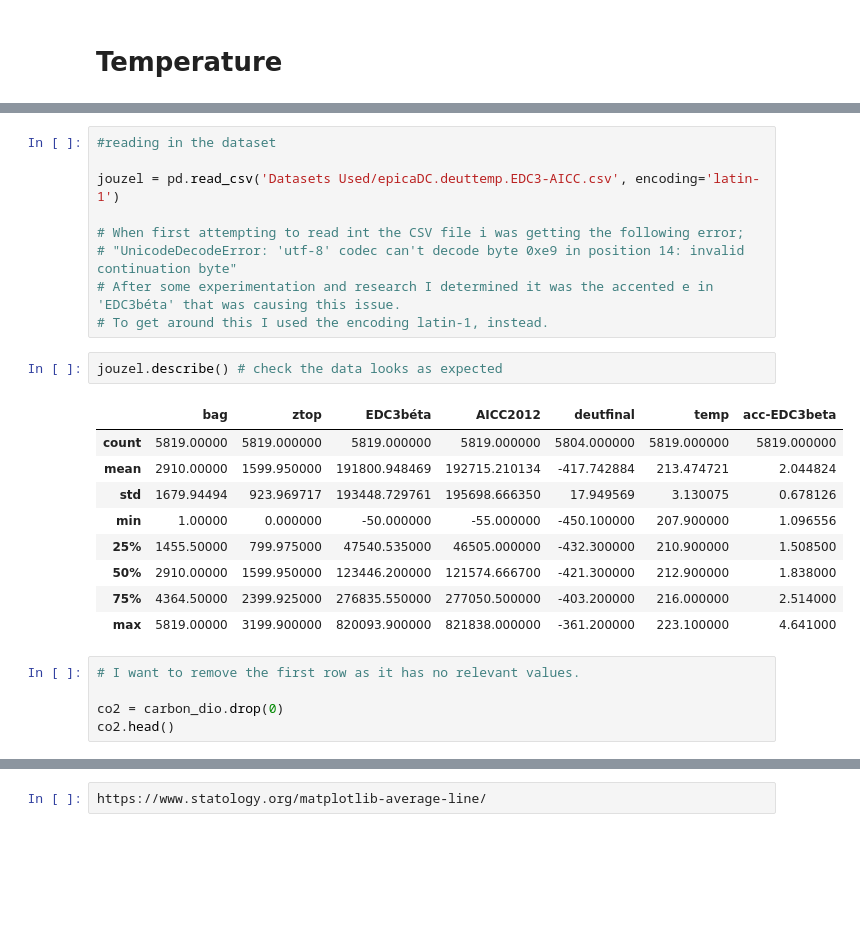
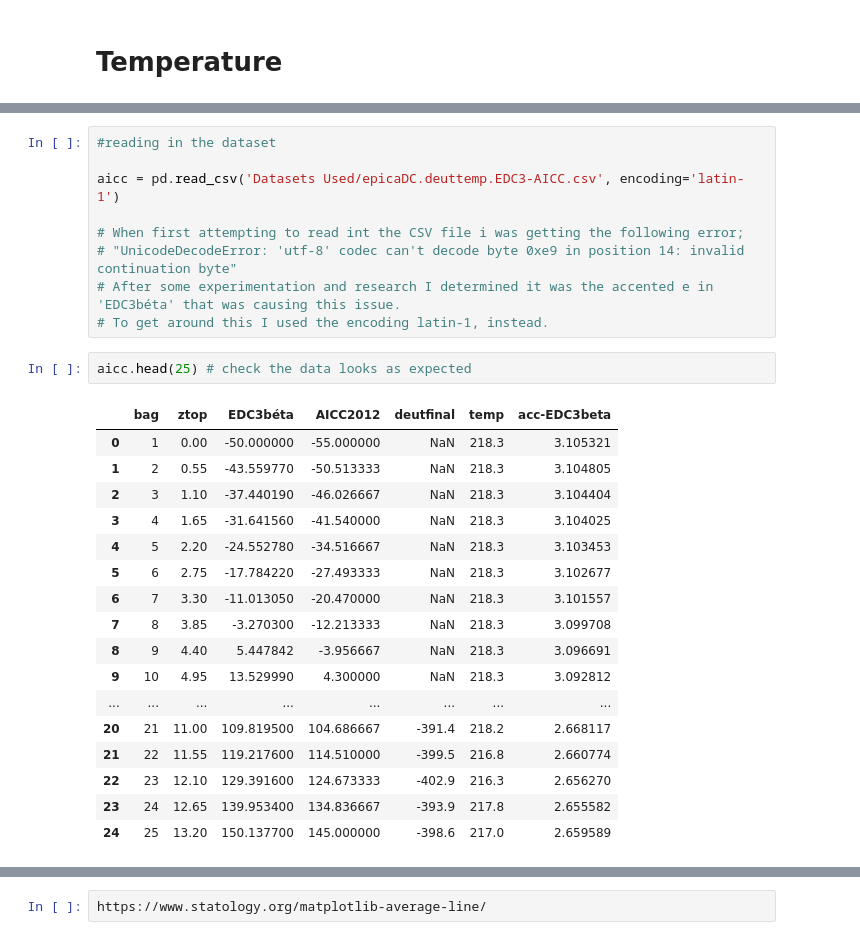
Before and after one commit to Kevin002023/PFDA--Climate-Project, a Jupyter notebook: PFDA-Project-2.ipynb, the cells around one changed output, grey strips where cells are left out. Saved outputs shown, nothing was run; the diff lists cells and outputs as text; blank space fills up the shorter version.

```diff
--- a/PFDA-Project-2.ipynb
+++ b/PFDA-Project-2.ipynb
@@ -349,26 +361,29 @@ In the above plot we can see the average CO2 levels for the last 800k years. To
 # %%
 #reading in the dataset
 
-jouzel = pd.read_csv('Datasets Used/epicaDC.deuttemp.EDC3-AICC.csv', encoding='latin-1')
+aicc = pd.read_csv('Datasets Used/epicaDC.deuttemp.EDC3-AICC.csv', encoding='latin-1')
 
 # When first attempting to read int the CSV file i was getting the following error;
 # "UnicodeDecodeError: 'utf-8' codec can't decode byte 0xe9 in position 14: invalid continuation byte"
 # After some experimentation and research I determined it was the accented e in 'EDC3béta' that was causing this issue.
 # To get around this I used the encoding latin-1, instead.
 # %%
-jouzel.describe() # check the data looks as expected
+aicc.head(25) # check the data looks as expected
 # %% [output]
 |  | bag | ztop | EDC3béta | AICC2012 | deutfinal | temp | acc-EDC3beta |
-| count | 5819.00000 | 5819.000000 | 5819.000000 | 5819.000000 | 5804.000000 | 5819.000000 | 5819.000000 |
-| mean | 2910.00000 | 1599.950000 | 191800.948469 | 192715.210134 | -417.742884 | 213.474721 | 2.044824 |
-| std | 1679.94494 | 923.969717 | 193448.729761 | 195698.666350 | 17.949569 | 3.130075 | 0.678126 |
-| min | 1.00000 | 0.000000 | -50.000000 | -55.000000 | -450.100000 | 207.900000 | 1.096556 |
-| 25% | 1455.50000 | 799.975000 | 47540.535000 | 46505.000000 | -432.300000 | 210.900000 | 1.508500 |
-| 50% | 2910.00000 | 1599.950000 | 123446.200000 | 121574.666700 | -421.300000 | 212.900000 | 1.838000 |
-| 75% | 4364.50000 | 2399.925000 | 276835.550000 | 277050.500000 | -403.200000 | 216.000000 | 2.514000 |
-| max | 5819.00000 | 3199.900000 | 820093.900000 | 821838.000000 | -361.200000 | 223.100000 | 4.641000 |
+| 0 | 1 | 0.00 | -50.000000 | -55.000000 | NaN | 218.3 | 3.105321 |
+| 1 | 2 | 0.55 | -43.559770 | -50.513333 | NaN | 218.3 | 3.104805 |
+| 2 | 3 | 1.10 | -37.440190 | -46.026667 | NaN | 218.3 | 3.104404 |
+| 3 | 4 | 1.65 | -31.641560 | -41.540000 | NaN | 218.3 | 3.104025 |
+| 4 | 5 | 2.20 | -24.552780 | -34.516667 | NaN | 218.3 | 3.103453 |
+| 5 | 6 | 2.75 | -17.784220 | -27.493333 | NaN | 218.3 | 3.102677 |
+| 6 | 7 | 3.30 | -11.013050 | -20.470000 | NaN | 218.3 | 3.101557 |
+| 7 | 8 | 3.85 | -3.270300 | -12.213333 | NaN | 218.3 | 3.099708 |
+| 8 | 9 | 4.40 | 5.447842 | -3.956667 | NaN | 218.3 | 3.096691 |
+| 9 | 10 | 4.95 | 13.529990 | 4.300000 | NaN | 218.3 | 3.092812 |
+| ... | ... | ... | ... | ... | ... | ... | ... |
+| 20 | 21 | 11.00 | 109.819500 | 104.686667 | -391.4 | 218.2 | 2.668117 |
+| 21 | 22 | 11.55 | 119.217600 | 114.510000 | -399.5 | 216.8 | 2.660774 |
+| 22 | 23 | 12.10 | 129.391600 | 124.673333 | -402.9 | 216.3 | 2.656270 |
+| 23 | 24 | 12.65 | 139.953400 | 134.836667 | -393.9 | 217.8 | 2.655582 |
+| 24 | 25 | 13.20 | 150.137700 | 145.000000 | -398.6 | 217.0 | 2.659589 |
-# %%
-# I want to remove the first row as it has no relevant values.
-
-co2 = carbon_dio.drop(0)
-co2.head()
```
Also changed, not shown: parts of 23 cells of this notebook, 1 other file.
